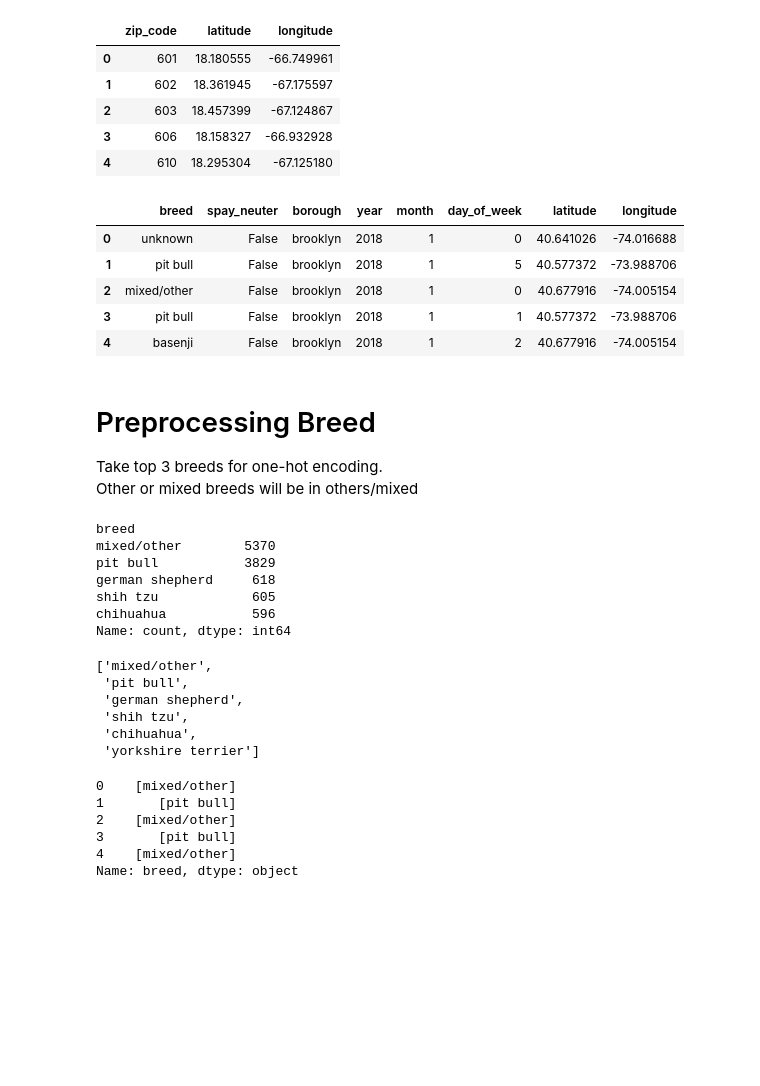
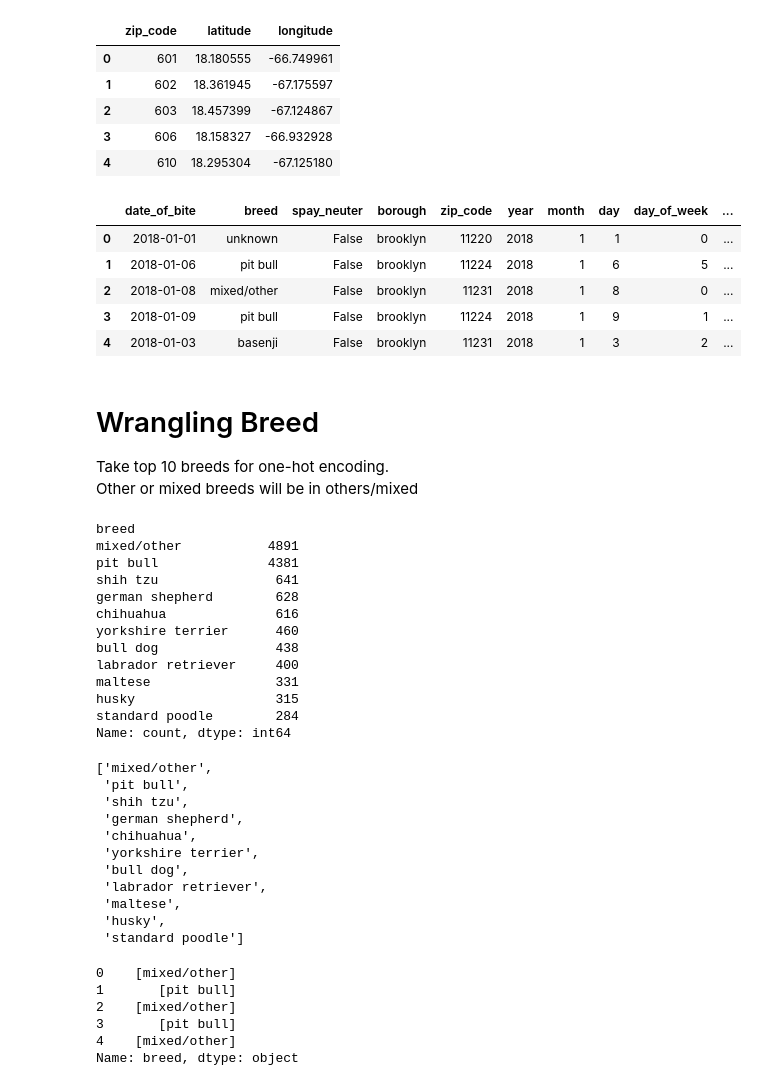
Before and after one commit to Pawmsdayl/hey-im-walking-my-dog-here, a Jupyter notebook: notebooks/1_wrangling.ipynb, the cells around one changed output. Saved outputs shown, nothing was run; the diff lists cells and outputs as text; code cells hidden in the pictures; blank space fills up the shorter version.

```diff
--- a/notebooks/1_preprocessing.ipynb
+++ b/notebooks/1_wrangling.ipynb
@@ -208,7 +206,7 @@ prep_date.head()
 Dropping rows with missing zip code
 Mapping zip code to longitude and latitude
 # %%
-# copy prep_date to prep_zip
-prep_zip = prep_date.copy()
+# copy wrang_date to wrang_zip
+wrang_zip = wrang_date.copy()
 # %%
 # check for missing zip_code values percentage
@@ -217,10 +215,10 @@ prep_zip = prep_date.copy()
 26.169608196262057
 # %%
 # drop rows with missing zip_code values
-prep_zip = prep_zip.dropna(subset=['zip_code'])
+wrang_zip = wrang_zip.dropna(subset=['zip_code'])
 
 # check for missing zip_code values
-(prep_zip['zip_code'].isna().sum() / prep_zip.shape[0]) * 100
+(wrang_zip['zip_code'].isna().sum() / wrang_zip.shape[0]) * 100
 # %% [output]
 0.0
 # %%
@@ -233,6 +231,6 @@ prep_zip[~prep_zip['zip_code'].str.isnumeric()]
 # %%
 # manually fix non-numeric zip_code values
-prep_zip.loc[prep_zip['zip_code'] == '1o458', 'zip_code'] = '10458'
-prep_zip.drop(prep_zip[prep_zip['zip_code'] == '?'].index, inplace=True)
+wrang_zip.loc[wrang_zip['zip_code'] == '1o458', 'zip_code'] = '10458'
+wrang_zip.drop(wrang_zip[wrang_zip['zip_code'] == '?'].index, inplace=True)
 # %%
 # display non-numeric zip_code values
@@ -242,9 +240,9 @@ prep_zip[~prep_zip['zip_code'].str.isnumeric()]
 # %%
 # convert zip_code to int
-prep_zip['zip_code'] = prep_zip['zip_code'].astype('Int64')
+wrang_zip['zip_code'] = wrang_zip['zip_code'].astype('Int64')
 
 # remove zip_code values not in NYC
-prep_zip = prep_zip[prep_zip['zip_code'].isin(nyc_zip_codes)]
+wrang_zip = wrang_zip[wrang_zip['zip_code'].isin(nyc_zip_codes)]
 # %%
 # read zip code data
 zip_data = pd.read_csv('../data/raw/2024_Gaz_zcta_national.txt', sep='\t')
@@ -284,21 +282,18 @@ zip_data.head()
 | 4 | 610 | 18.295304 | -67.125180 |
 # %%
 # map zip_code to latitude and longitude
-prep_zip = prep_zip.merge(zip_data, on='zip_code')
-
-# drop zip_code
-prep_zip.drop(['zip_code'], axis=1, inplace=True)
+wrang_zip = wrang_zip.merge(zip_data, on='zip_code')
 
 # display
-prep_zip.head()
+wrang_zip.head()
 # %% [output]
-|  | breed | spay_neuter | borough | year | month | day_of_week | latitude | longitude |
-| 0 | unknown | False | brooklyn | 2018 | 1 | 0 | 40.641026 | -74.016688 |
-| 1 | pit bull | False | brooklyn | 2018 | 1 | 5 | 40.577372 | -73.988706 |
-| 2 | mixed/other | False | brooklyn | 2018 | 1 | 0 | 40.677916 | -74.005154 |
-| 3 | pit bull | False | brooklyn | 2018 | 1 | 1 | 40.577372 | -73.988706 |
-| 4 | basenji | False | brooklyn | 2018 | 1 | 2 | 40.677916 | -74.005154 |
+|  | date_of_bite | breed | spay_neuter | borough | zip_code | year | month | day | day_of_week | ... |
+| 0 | 2018-01-01 | unknown | False | brooklyn | 11220 | 2018 | 1 | 1 | 0 | ... |
+| 1 | 2018-01-06 | pit bull | False | brooklyn | 11224 | 2018 | 1 | 6 | 5 | ... |
+| 2 | 2018-01-08 | mixed/other | False | brooklyn | 11231 | 2018 | 1 | 8 | 0 | ... |
+| 3 | 2018-01-09 | pit bull | False | brooklyn | 11224 | 2018 | 1 | 9 | 1 | ... |
+| 4 | 2018-01-03 | basenji | False | brooklyn | 11231 | 2018 | 1 | 3 | 2 | ... |
 # %% [markdown]
-# Preprocessing Breed
-Take top 3 breeds for one-hot encoding.
+# Wrangling Breed
+Take top 10 breeds for one-hot encoding.
 Other or mixed breeds will be in others/mixed
@@ -308,6 +306,6 @@ prep_breed = prep_zip.copy()
 # %%
 # dataframe for wrangling breed
-breed_values = prep_breed['breed'].copy()
+breed_values = wrang_breed['breed'].copy()
 
 # separate breed by '/', ',' and ' '
 breed_values = breed_values.str.split('/')
@@ -329,29 +327,40 @@ breed_values = breed_values.apply(lambda x: [x[0]] if x is not None and len(x) =
 # fill missing values with ['mixed/other']
 breed_values = breed_values.apply(lambda x: ['mixed/other'] if x is None else x)
 
-# map lists with more than one value to ['mixed/other']
+# map breeds with more than one value to ['mixed/other']
 breed_values = breed_values.apply(lambda x: ['mixed/other'] if len(x) > 1 else x)
 
 # display breed counts
 breed_counts = breed_values.explode().value_counts()
-breed_counts.head()
+breed_counts.head(n_top_breeds+1)
 # %% [output]
 breed
-mixed/other        5370
-pit bull           3829
-german shepherd     618
-shih tzu            605
-chihuahua           596
+mixed/other           4891
+pit bull              4381
+shih tzu               641
+german shepherd        628
+chihuahua              616
+yorkshire terrier      460
+bull dog               438
+labrador retriever     400
+maltese                331
+husky                  315
+standard poodle        284
 Name: count, dtype: int64
 # %%
-# top 3 breeds based on count, with mixed/others
-top_breeds = breed_counts.head(6).index.tolist()
+# top breeds based on count, with mixed/others
+top_breeds = breed_counts.head(n_top_breeds+1).index.tolist()
 top_breeds
 # %% [output]
 ['mixed/other',
  'pit bull',
+ 'shih tzu',
  'german shepherd',
- 'shih tzu',
  'chihuahua',
- 'yorkshire terrier']
+ 'yorkshire terrier',
+ 'bull dog',
+ 'labrador retriever',
+ 'maltese',
+ 'husky',
+ 'standard poodle']
 # %%
```
Also changed, not shown: parts of 22 cells of this notebook, 12 other files.
